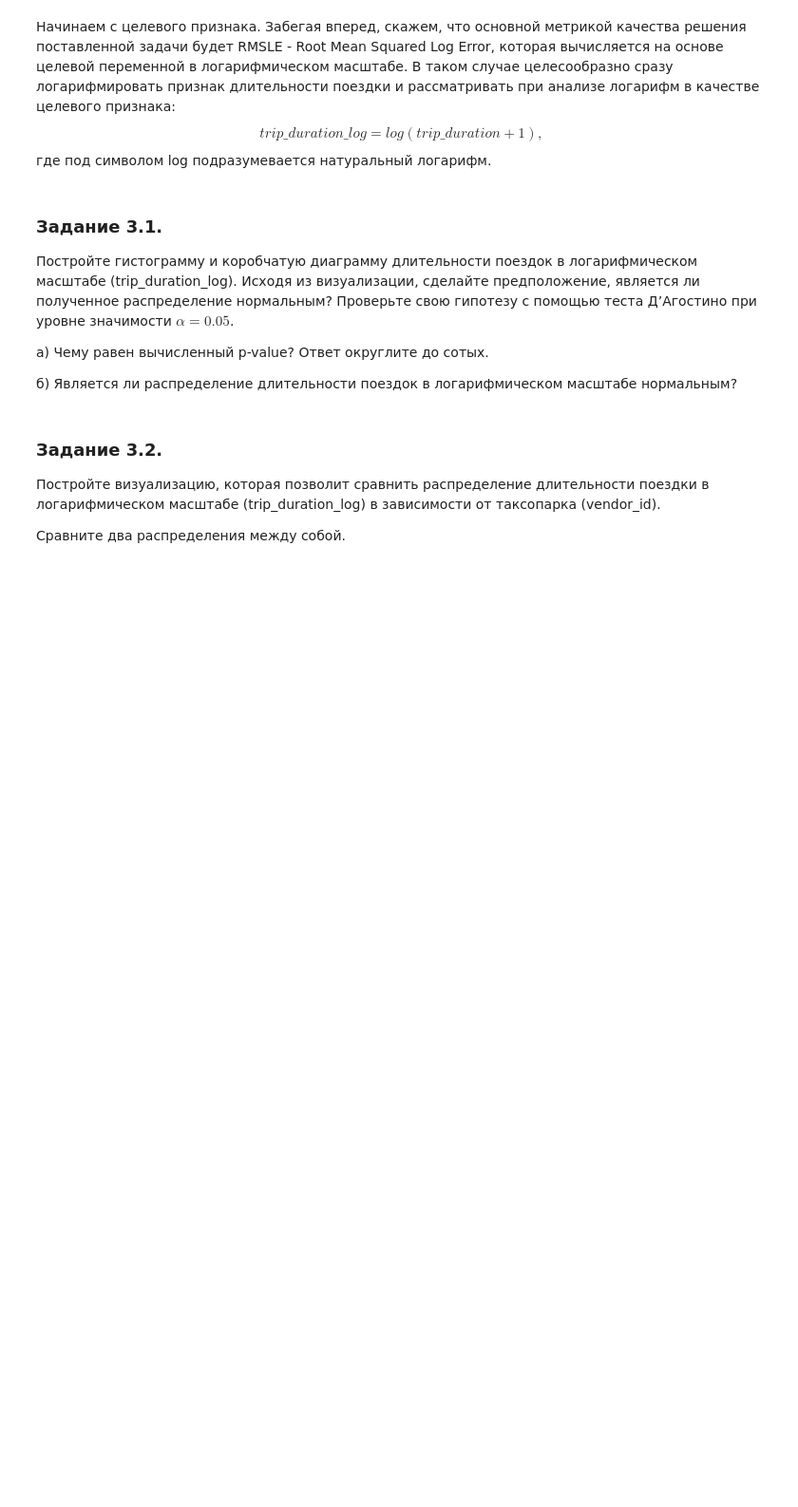
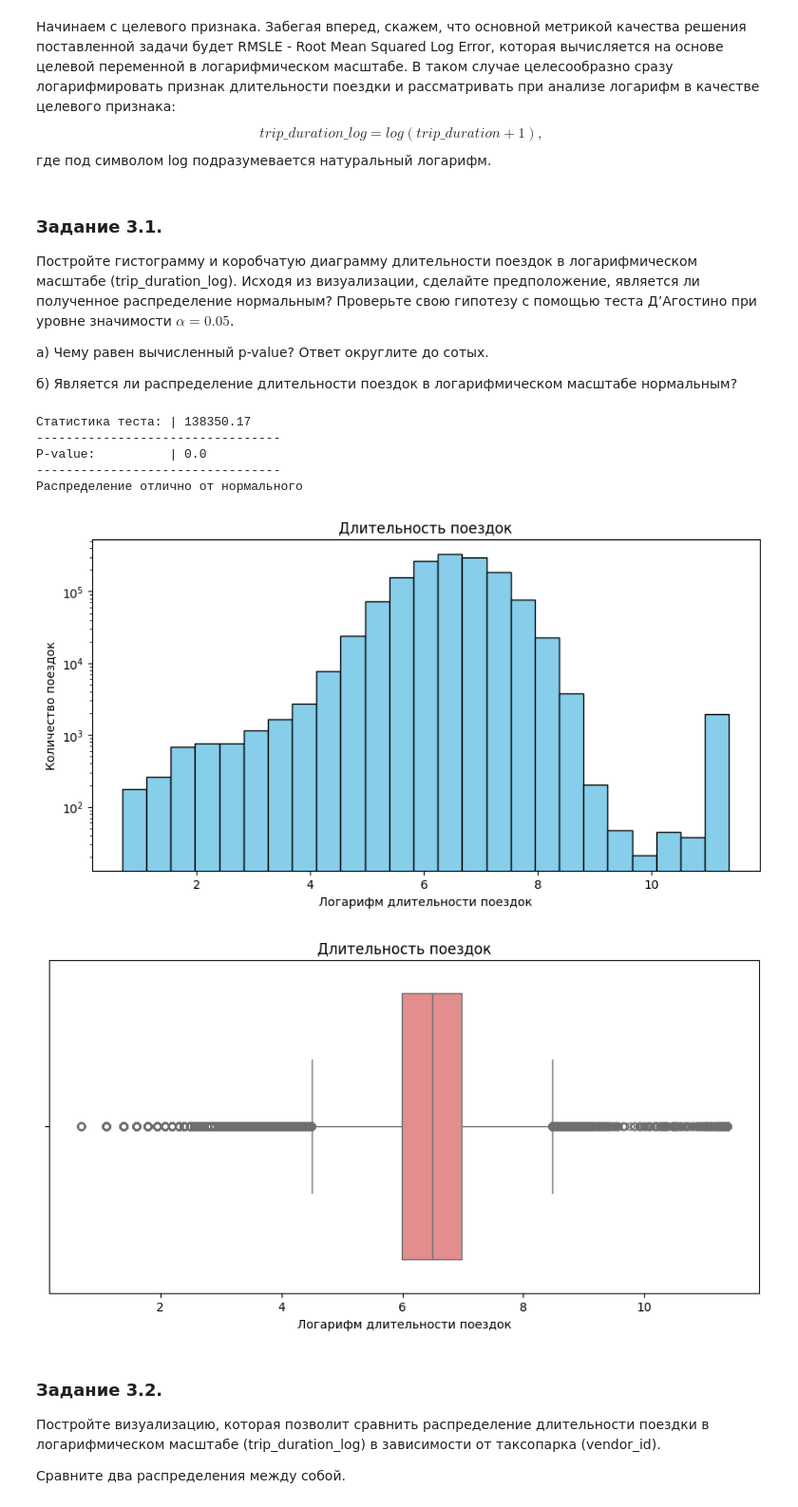
Before and after one commit to Losyash/pw_ii, a Jupyter notebook: notebook.ipynb, the cells around one changed output. Shown at 95% size. Drawn from its saved outputs; the diff is of its cells as text; code cells hidden in the pictures; blank space fills up the shorter version.

```diff
--- a/notebook.ipynb
+++ b/notebook.ipynb
@@ -447,0 +532,19 @@ weather_data = pd.read_csv('data/weather_data.csv')
+# %%
+# Определение функциии заполнения пропусков в столбцах
+def fill_null_weather_data(data):
+  # Заполнение пропусков в столбцах с погодными условиями (temperature, visibility, wind speed, precip)
+  weather_columns = ['temperature', 'visibility', 'wind speed', 'precip']
+  data[weather_columns] = data.groupby('pickup_date')[weather_columns].transform(lambda x: x.fillna(x.median()))
+
+  # Заполнение пропусков в столбце events строкой 'None'
+  data['events'] = data['events'].fillna('None')
+
+  # Заполнение пропусков в столбцах с информацией из OSRM API (total_distance, total_travel_time, number_of_steps)
+  osrm_columns = ['total_distance', 'total_travel_time', 'number_of_steps']
+  data[osrm_columns] = data[osrm_columns].fillna(data[osrm_columns].median())
+
+  return data
+# %%
+# Заполнение пропусков в столбцах
+taxi_data = fill_null_weather_data(taxi_data)
+taxi_data.head()
@@ -479,0 +599,4 @@ ax.set_ylabel('Average speed');
+# %%
+# Удаление данных о поездках, длительность которых превышает 24 часа
+outliers = taxi_data[taxi_data['trip_duration'] / 3600 > 24]
+taxi_data = taxi_data[taxi_data['trip_duration'] / 3600 <= 24]
@@ -479,0 +610,4 @@ ax.set_ylabel('Average speed');
+# %%
+# Удаление данных о поездках, средняя скорость которых превышает 300 км/ч
+outliers_speed = taxi_data[(taxi_data['total_distance'] / 1000) / (taxi_data['trip_duration'] / 3600) > 300]
+taxi_data = taxi_data[(taxi_data['total_distance'] / 1000) / (taxi_data['trip_duration'] / 3600) <= 300]
@@ -504,3 +644,51 @@ taxi_data['trip_duration_log'] = np.log(taxi_data['trip_duration']+1)
+# %%
+# Выдвижение нулевой и альтернативной гипотез для проверки данных на нормальность
+H0 = 'Данные распределены нормально'
+H1 = 'Распределение отлично от нормального'
+
+# Уровень значимости
+alpha = 0.05
+
+# Проверка гипотезы с помощью теста Д’Агостино-Пирсона
+_, p = stats.normaltest(taxi_data['trip_duration_log'])
+
+# Вывод результатов теста
+print(
+  f'Статистика теста: | {round(_, 2)}',
+  '---------------------------------',
+  f'P-value:          | {round(p, 2)}',
+  '---------------------------------',
+  sep='\n'
+)
+
+if p > alpha / 2:
+  print(H0)
+else:
+  print(H1)
+# %% [output]
+Статистика теста: | 138350.17
+---------------------------------
+P-value:          | 0.0
+---------------------------------
+Распределение отлично от нормального
+# %%
+# Построение гистограммы распределения длительности поездки
+plt.figure(figsize=(10, 5))
+plt.hist(taxi_data['trip_duration_log'], bins=25, log=True, color='skyblue', edgecolor='black')
+plt.title('Длительность поездок')
+plt.xlabel('Логарифм длительности поездок')
+plt.ylabel('Количество поездок')
+
+# Построение коробчатой диаграммы распределения длительности поездки
+plt.figure(figsize=(10.6, 5))
+sns.boxplot(x=taxi_data['trip_duration_log'], color='lightcoral')
+plt.title('Длительность поездок')
+plt.xlabel('Логарифм длительности поездок')
+
+plt.show()
+# %% [output]
+[figure, added]
+[figure, added]
 # %% [markdown]
 ### Задание 3.2.
 Постройте визуализацию, которая позволит сравнить распределение длительности поездки в логарифмическом масштабе (trip_duration_log) в зависимости от таксопарка (vendor_id).
```
Also changed, not shown: parts of 68 cells of this notebook.
